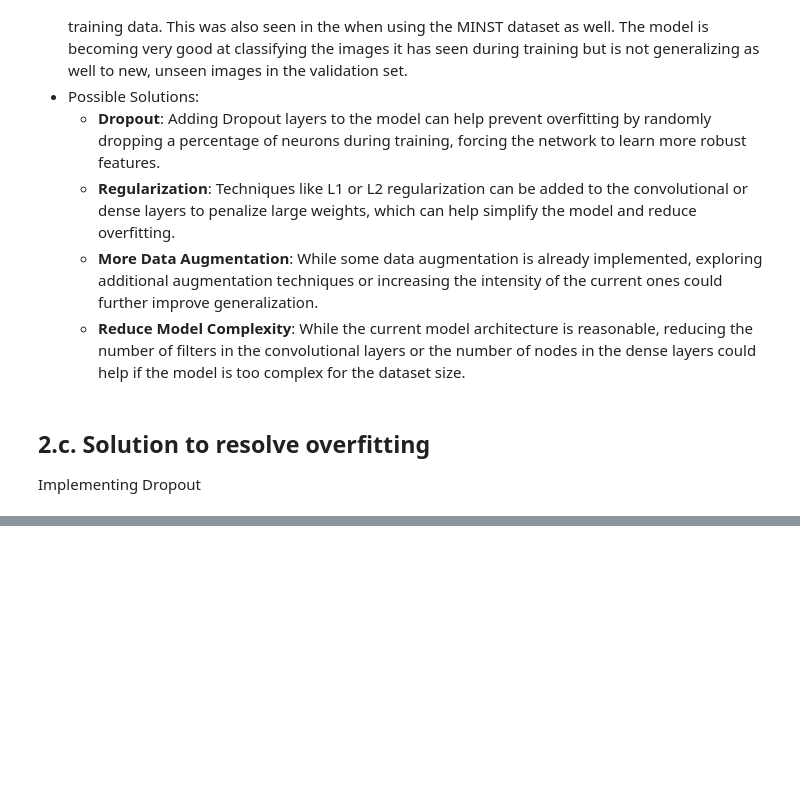
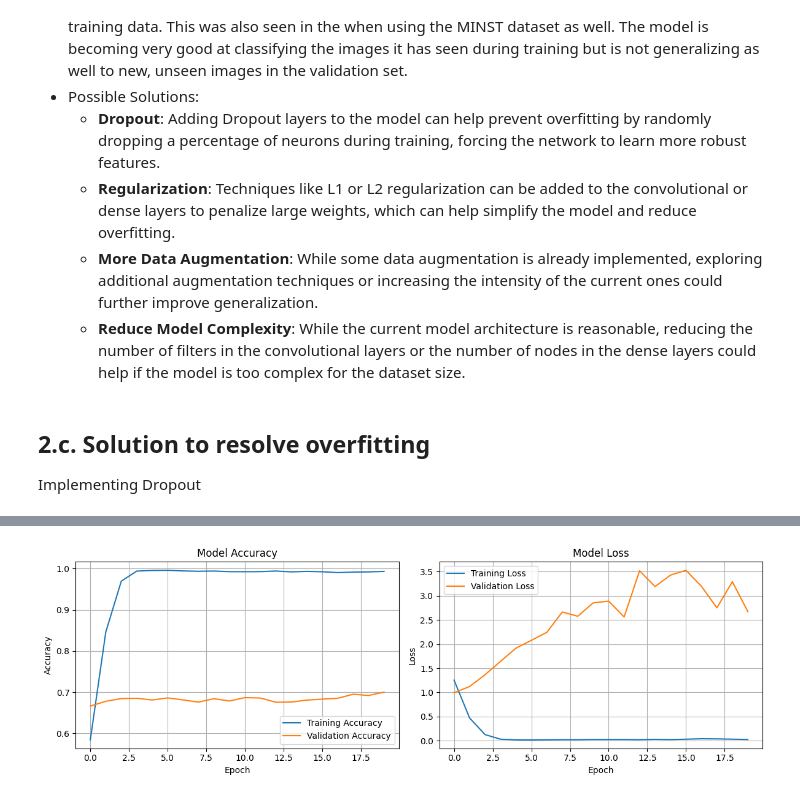
Before and after one commit to marstonsward/aai_521_computer_vision, a Jupyter notebook: module_2/Marston_Ward_Assignment2.ipynb, the cells around one changed output, grey strips where cells are left out. Drawn from its saved outputs; the diff is of its cells as text; code cells hidden in the pictures; blank space fills up the shorter version.

```diff
--- a/module_2/Marston_Ward_Assignment2.ipynb
+++ b/module_2/Marston_Ward_Assignment2.ipynb
@@ -790,0 +995,5 @@ learning_curve(hist)
+# %%
+# Draw learning curve for fine-tuned ResNet50 model
+learning_curve(hist_resnet_fine_tune)
+# %% [output]
+[figure, added]
```
Also changed, not shown: parts of 25 cells of this notebook.
